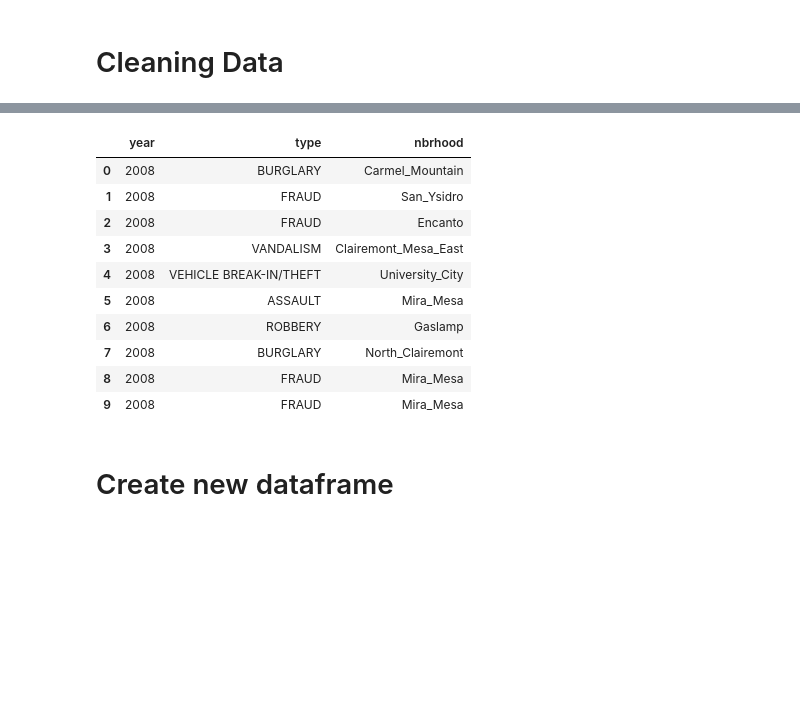
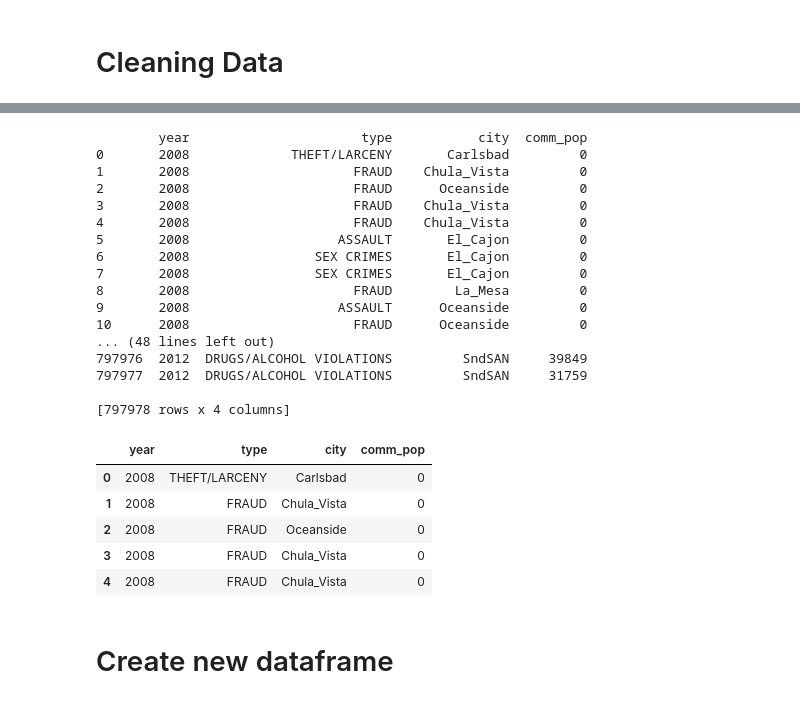
Before and after one commit to mec029/COGS108-Gentrification, a Jupyter notebook: incidents-5y.ipynb, the cells around one changed output, grey strips where cells are left out. Cells and saved outputs as stored; diff of their text form; code cells hidden in the pictures; blank space fills up the shorter version.

```diff
--- a/incidents-5y.ipynb
+++ b/incidents-5y.ipynb
@@ -92,32 +95,72 @@ for i in range(len(dfcode)):
+# %%
+# Replaces city codes in dfIncidents with city names
+#for i in range(len(dfcode)):
+#    name = dfcode['name'][i]
+#    key_code = dfcode['code'][i]
+#
+#    dfIncidents.replace(to_replace = key_code, value = name, inplace=True)
+
+dfIncidents.replace(to_replace='SndOCN', value = 'Oceanside', inplace = True)
+dfIncidents.replace(to_replace='SndCHU', value = 'Chula_Vista', inplace = True)
+dfIncidents.replace(to_replace='SndESC', value = 'Escondido', inplace = True)
+dfIncidents.replace(to_replace='SndVIS', value = 'Vista', inplace = True)
+dfIncidents.replace(to_replace='SndCAR', value = 'Carlsbad', inplace = True)
+dfIncidents.replace(to_replace='SndLAM', value = 'La_Mesa', inplace = True)
+dfIncidents.replace(to_replace='SndELC', value = 'El_Cajon', inplace = True)
+dfIncidents.replace(to_replace='SndNAT', value = 'National_City', inplace = True)
+dfIncidents.replace(to_replace='SndSNM', value = 'San_Marcos', inplace = True)
+dfIncidents.replace(to_replace='SndSNT', value = 'Santee', inplace = True)
+dfIncidents.replace(to_replace='SndENC', value = 'Encinitas', inplace = True)
+dfIncidents.replace(to_replace='SndPOW', value = 'Poway', inplace = True)
+dfIncidents.replace(to_replace='SndIMP', value = 'Imperial_Beach', inplace = True)
+dfIncidents.replace(to_replace='SndDEL', value = 'Del_Mar', inplace = True)
+dfIncidents.replace(to_replace='SndLEM', value = 'Lemon_Grove', inplace = True)
+dfIncidents.replace(to_replace='SndCOR', value = 'Coronado', inplace = True)
+dfIncidents.replace(to_replace='SndSOL', value = 'Solana_Beach', inplace = True)
 # %%
 # Replace spaces with '_' in neighborhood names
-dfIncidents['nbrhood'] = [str(x.replace(" ","_")) for x in dfIncidents['nbrhood'][:]]
+#dfIncidents['nbrhood'] = [str(x.replace(" ","_")) for x in dfIncidents['nbrhood'][:]]
 # %%
 # Remove rows where neighborhood is not available
-dfIncidents = dfIncidents[(dfIncidents.nbrhood != 'NONE')]
+#dfIncidents = dfIncidents[(dfIncidents.nbrhood != 'NONE')]
+
+print(dfIncidents)
+# %% [output]
+        year                      type           city  comm_pop
+0       2008             THEFT/LARCENY       Carlsbad         0
+1       2008                     FRAUD    Chula_Vista         0
+2       2008                     FRAUD      Oceanside         0
+3       2008                     FRAUD    Chula_Vista         0
+4       2008                     FRAUD    Chula_Vista         0
+5       2008                   ASSAULT       El_Cajon         0
+6       2008                SEX CRIMES       El_Cajon         0
+7       2008                SEX CRIMES       El_Cajon         0
+8       2008                     FRAUD        La_Mesa         0
+9       2008                   ASSAULT      Oceanside         0
+10      2008                     FRAUD      Oceanside         0
+... (48 lines left out)
+797976  2012  DRUGS/ALCOHOL VIOLATIONS         SndSAN     39849
+797977  2012  DRUGS/ALCOHOL VIOLATIONS         SndSAN     31759
+
+[797978 rows x 4 columns]
 # %%
 # Remove neighborhoods in for which we don't have the zipcode data for
 area = dfzip['Area'].values
-dfIncidents = dfIncidents[dfIncidents['nbrhood'].isin(area)]
+dfIncidents = dfIncidents[dfIncidents['city'].isin(area)]
 # %%
 # Reset index of dfIncidents
 dfIncidents = dfIncidents.reset_index()
 del dfIncidents['index']
 # %%
 # Examine Data again
-dfIncidents.head(10)
+dfIncidents.head(5)
 # %% [output]
-|  | year | type | nbrhood |
-| 0 | 2008 | BURGLARY | Carmel_Mountain |
-| 1 | 2008 | FRAUD | San_Ysidro |
-| 2 | 2008 | FRAUD | Encanto |
-| 3 | 2008 | VANDALISM | Clairemont_Mesa_East |
-| 4 | 2008 | VEHICLE BREAK-IN/THEFT | University_City |
-| 5 | 2008 | ASSAULT | Mira_Mesa |
-| 6 | 2008 | ROBBERY | Gaslamp |
-| 7 | 2008 | BURGLARY | North_Clairemont |
-| 8 | 2008 | FRAUD | Mira_Mesa |
-| 9 | 2008 | FRAUD | Mira_Mesa |
+|  | year | type | city | comm_pop |
+| 0 | 2008 | THEFT/LARCENY | Carlsbad | 0 |
+| 1 | 2008 | FRAUD | Chula_Vista | 0 |
+| 2 | 2008 | FRAUD | Oceanside | 0 |
+| 3 | 2008 | FRAUD | Chula_Vista | 0 |
+| 4 | 2008 | FRAUD | Chula_Vista | 0 |
 # %% [markdown]
 # Create new dataframe
 # %%
```
Also changed, not shown: parts of 30 cells of this notebook, 2 other files.
